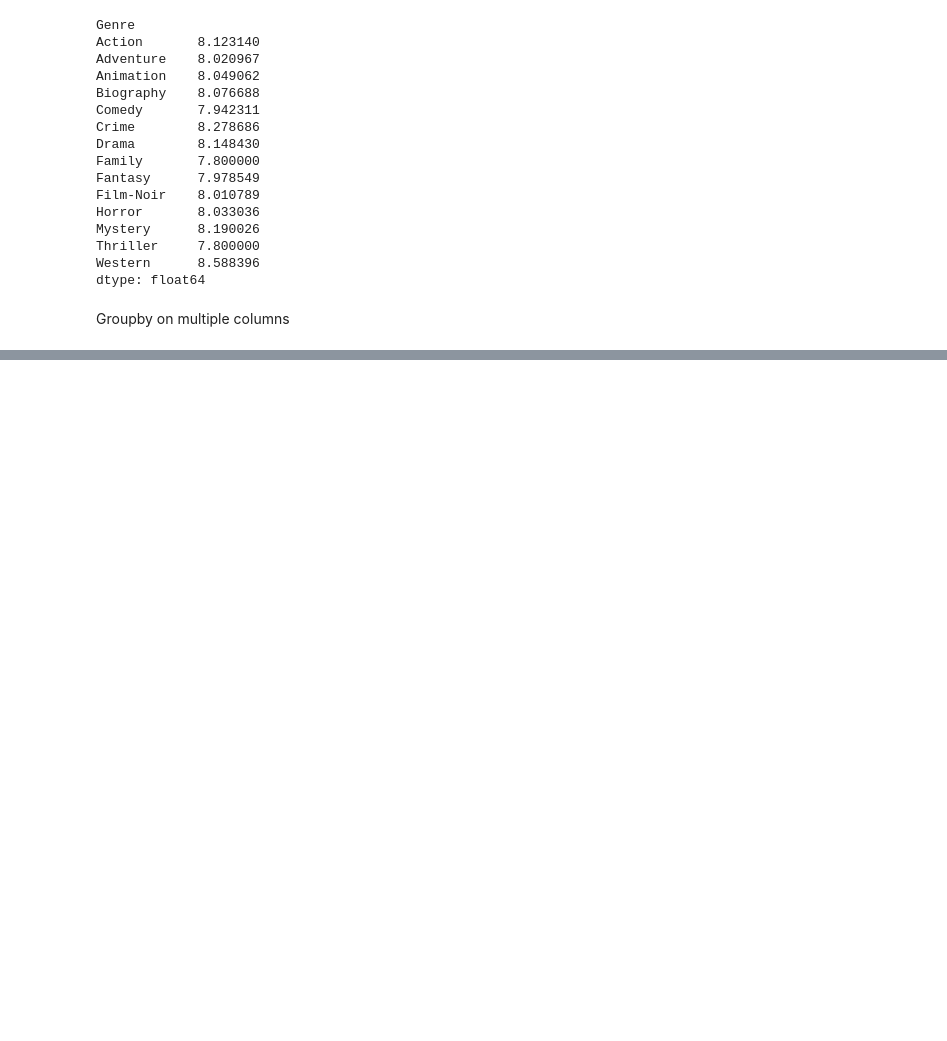
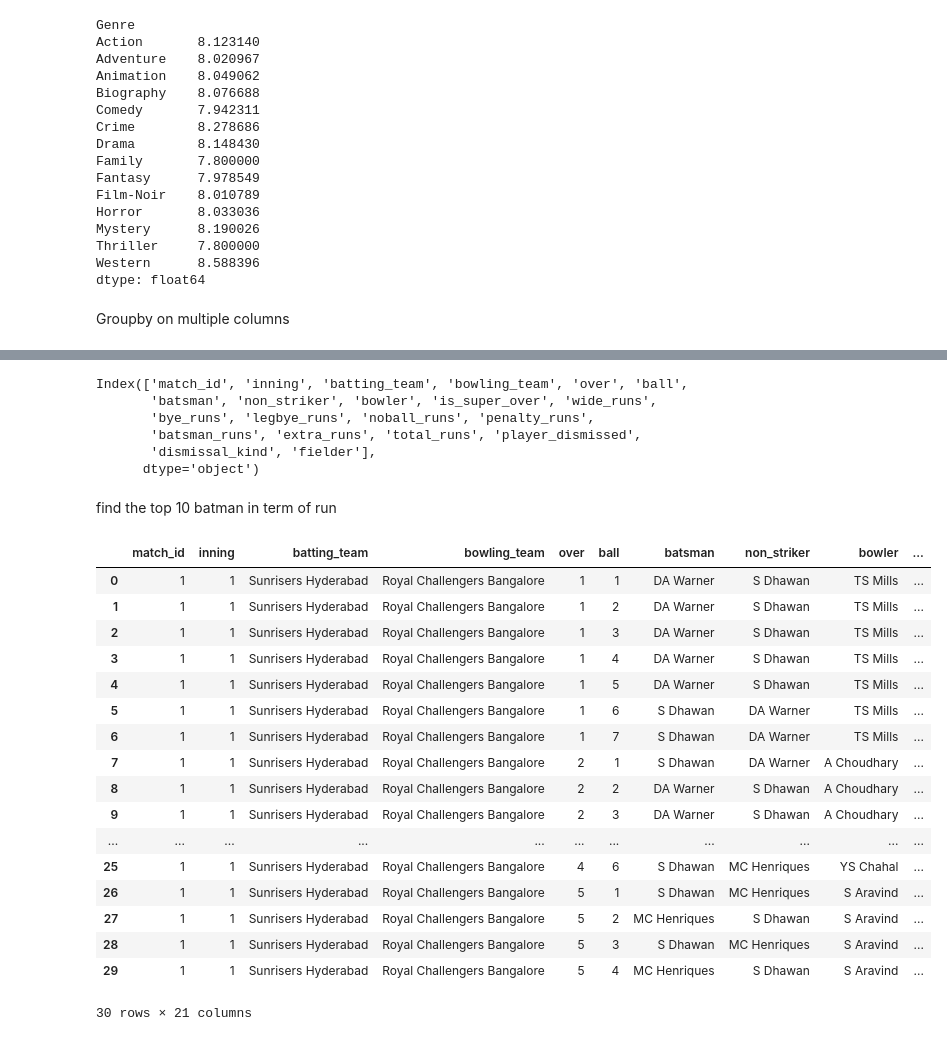
Before and after one commit to Ganesh20000/100_day_of_code, a Jupyter notebook: pandas/session19.ipynb, the cells around one changed output, grey strips where cells are left out. Drawn from its saved outputs; the diff is of its cells as text; code cells hidden in the pictures; blank space fills up the shorter version.

```diff
--- a/pandas/session19.ipynb
+++ b/pandas/session19.ipynb
@@ -419,0 +490,32 @@ Groupby on multiple columns
+# %%
+df.columns
+# %% [output]
+Index(['match_id', 'inning', 'batting_team', 'bowling_team', 'over', 'ball',
+       'batsman', 'non_striker', 'bowler', 'is_super_over', 'wide_runs',
+       'bye_runs', 'legbye_runs', 'noball_runs', 'penalty_runs',
+       'batsman_runs', 'extra_runs', 'total_runs', 'player_dismissed',
+       'dismissal_kind', 'fielder'],
+      dtype='object')
+# %% [markdown]
+find the top 10  batman in term of run
+# %%
+df.head(30)
+# %% [output]
+|  | match_id | inning | batting_team | bowling_team | over | ball | batsman | non_striker | bowler | ... |
+| 0 | 1 | 1 | Sunrisers Hyderabad | Royal Challengers Bangalore | 1 | 1 | DA Warner | S Dhawan | TS Mills | ... |
+| 1 | 1 | 1 | Sunrisers Hyderabad | Royal Challengers Bangalore | 1 | 2 | DA Warner | S Dhawan | TS Mills | ... |
+| 2 | 1 | 1 | Sunrisers Hyderabad | Royal Challengers Bangalore | 1 | 3 | DA Warner | S Dhawan | TS Mills | ... |
+| 3 | 1 | 1 | Sunrisers Hyderabad | Royal Challengers Bangalore | 1 | 4 | DA Warner | S Dhawan | TS Mills | ... |
+| 4 | 1 | 1 | Sunrisers Hyderabad | Royal Challengers Bangalore | 1 | 5 | DA Warner | S Dhawan | TS Mills | ... |
+| 5 | 1 | 1 | Sunrisers Hyderabad | Royal Challengers Bangalore | 1 | 6 | S Dhawan | DA Warner | TS Mills | ... |
+| 6 | 1 | 1 | Sunrisers Hyderabad | Royal Challengers Bangalore | 1 | 7 | S Dhawan | DA Warner | TS Mills | ... |
+| 7 | 1 | 1 | Sunrisers Hyderabad | Royal Challengers Bangalore | 2 | 1 | S Dhawan | DA Warner | A Choudhary | ... |
+| 8 | 1 | 1 | Sunrisers Hyderabad | Royal Challengers Bangalore | 2 | 2 | DA Warner | S Dhawan | A Choudhary | ... |
+| 9 | 1 | 1 | Sunrisers Hyderabad | Royal Challengers Bangalore | 2 | 3 | DA Warner | S Dhawan | A Choudhary | ... |
+| ... | ... | ... | ... | ... | ... | ... | ... | ... | ... | ... |
+| 25 | 1 | 1 | Sunrisers Hyderabad | Royal Challengers Bangalore | 4 | 6 | S Dhawan | MC Henriques | YS Chahal | ... |
+| 26 | 1 | 1 | Sunrisers Hyderabad | Royal Challengers Bangalore | 5 | 1 | S Dhawan | MC Henriques | S Aravind | ... |
+| 27 | 1 | 1 | Sunrisers Hyderabad | Royal Challengers Bangalore | 5 | 2 | MC Henriques | S Dhawan | S Aravind | ... |
+| 28 | 1 | 1 | Sunrisers Hyderabad | Royal Challengers Bangalore | 5 | 3 | S Dhawan | MC Henriques | S Aravind | ... |
+| 29 | 1 | 1 | Sunrisers Hyderabad | Royal Challengers Bangalore | 5 | 4 | MC Henriques | S Dhawan | S Aravind | ... |
+30 rows × 21 columns
```
Also changed, not shown: parts of 41 cells of this notebook, 3 other files.
